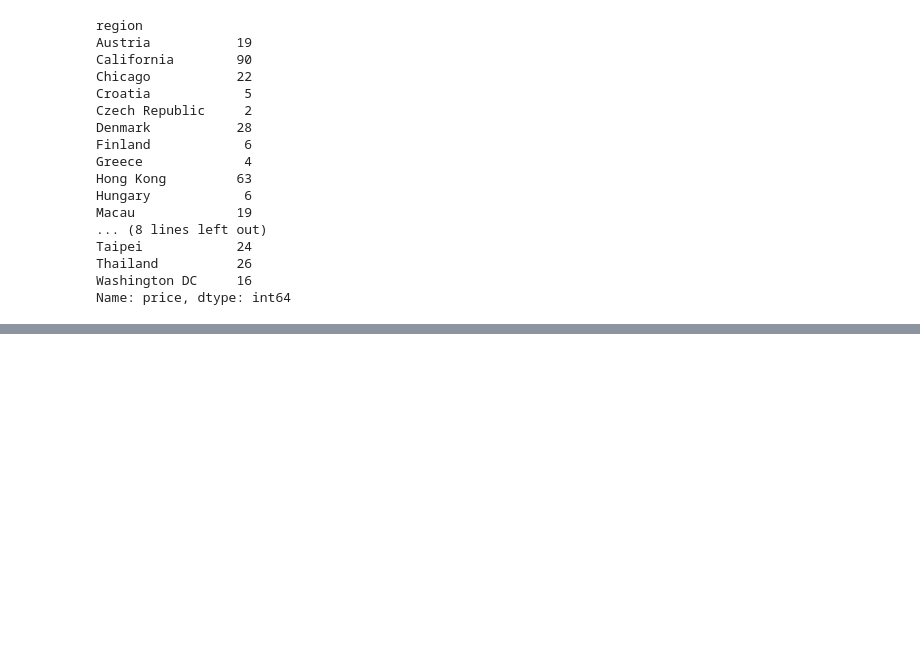
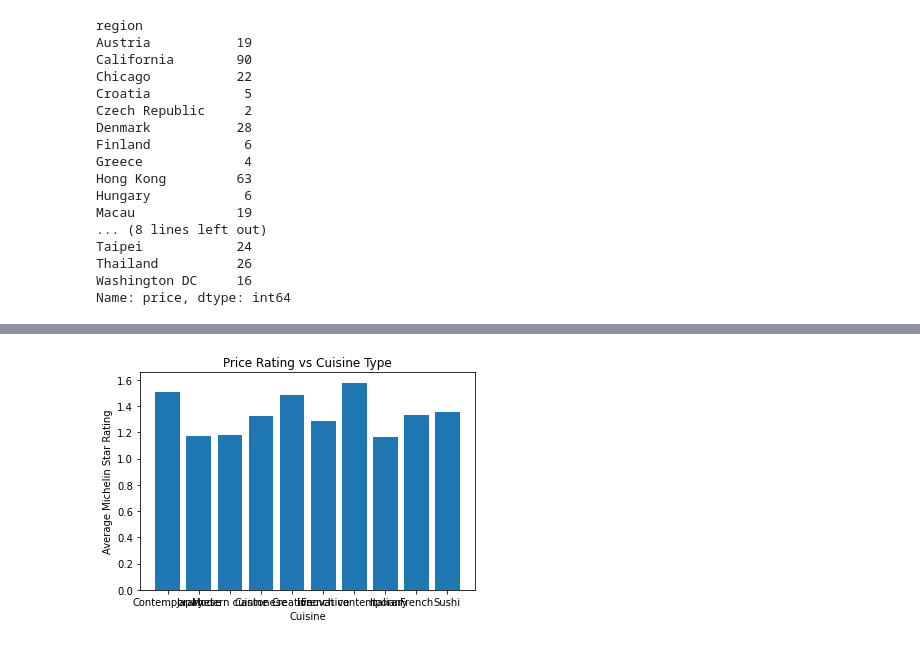
Before and after one commit to EI-github/smu_project1_michelinrestaurants, a Jupyter notebook: Cody_Work/Project 1/Project1.ipynb, the cells around one changed output, grey strips where cells are left out. Cells and saved outputs as stored; diff of their text form; code cells hidden in the pictures; blank space fills up the shorter version.

```diff
--- a/Cody_Work/Project 1/Project1.ipynb
+++ b/Cody_Work/Project 1/Project1.ipynb
@@ -102,0 +224,8 @@ regpr_df.astype(int)
+# %%
+plt.bar(summ2.Cuisine, summ2["Average Michelin Star Rating"])
+plt.xlabel("Cuisine")
+plt.ylabel("Average Michelin Star Rating")
+plt.title("Price Rating vs Cuisine Type")
+plt.show()
+# %% [output]
+[figure, added]
```
Also changed, not shown: parts of 12 cells of this notebook, 2 other files.
